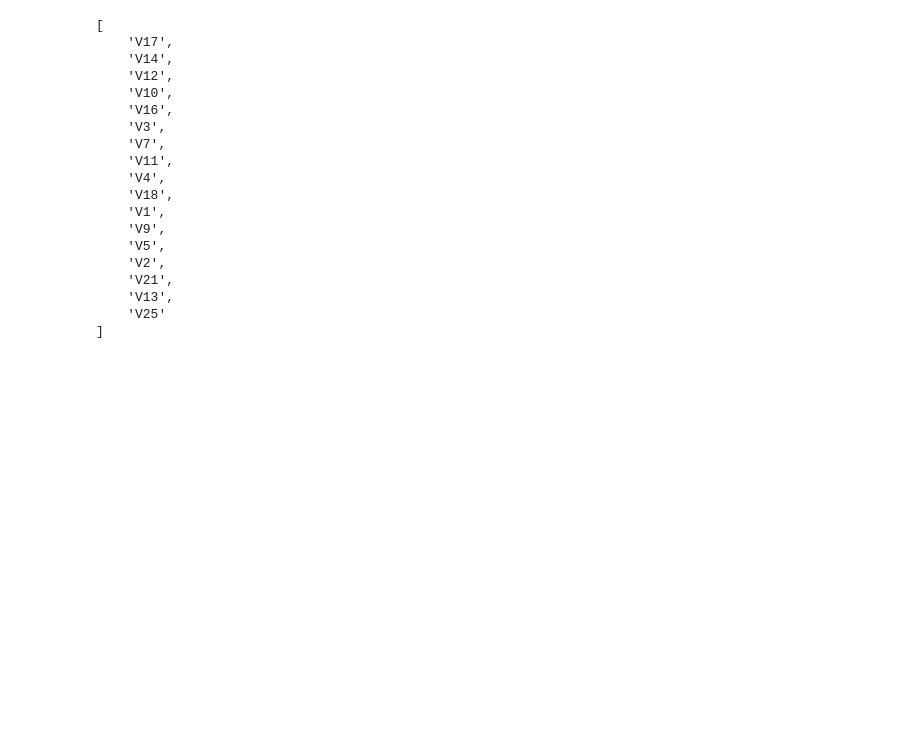
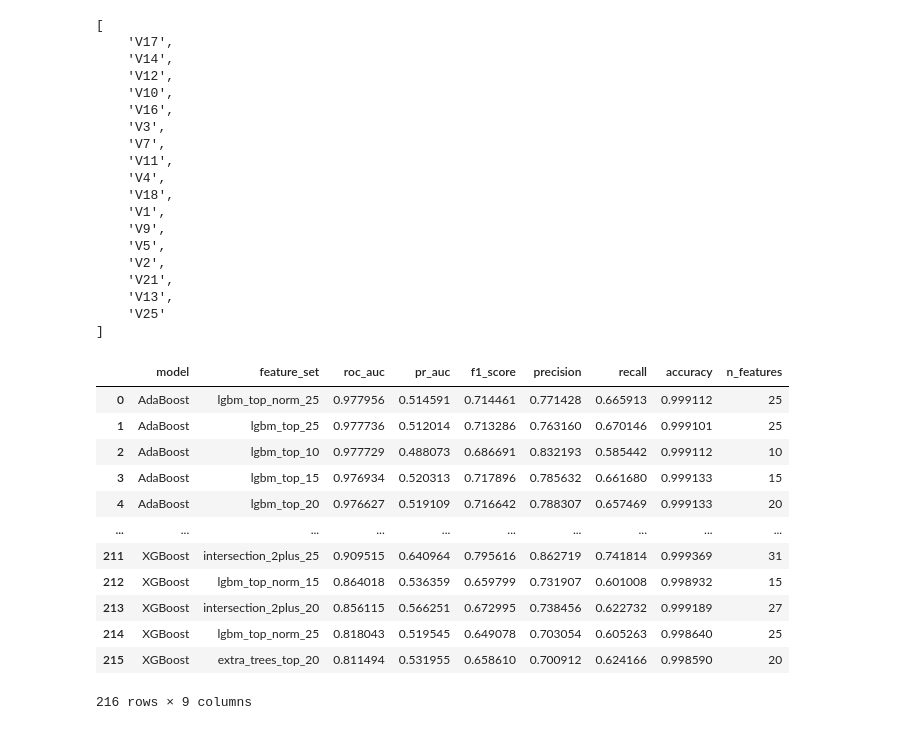
Before and after one commit to tinazezlin/credit-card-fraud-detection, a Jupyter notebook: ccf-detection/notebooks/Exploratory_data_analysis.ipynb, the cells around one changed output. Saved outputs shown, nothing was run; the diff lists cells and outputs as text; code cells hidden in the pictures; blank space fills up the shorter version.

```diff
--- a/ccf-detection/notebooks/Exploratory_data_analysis.ipynb
+++ b/ccf-detection/notebooks/Exploratory_data_analysis.ipynb
@@ -368,3 +368,22 @@ feature_vectors['intersection_2plus']
     'V13',
     'V25'
 ]
+# %%
+import pandas as pd
+df_feature_sets = pd.read_csv('../data/08_reporting/model_evaluation_results_across_features.csv')
+# %%
+df_feature_sets
+# %% [output]
+|  | model | feature_set | roc_auc | pr_auc | f1_score | precision | recall | accuracy | n_features |
+| 0 | AdaBoost | lgbm_top_norm_25 | 0.977956 | 0.514591 | 0.714461 | 0.771428 | 0.665913 | 0.999112 | 25 |
+| 1 | AdaBoost | lgbm_top_25 | 0.977736 | 0.512014 | 0.713286 | 0.763160 | 0.670146 | 0.999101 | 25 |
+| 2 | AdaBoost | lgbm_top_10 | 0.977729 | 0.488073 | 0.686691 | 0.832193 | 0.585442 | 0.999112 | 10 |
+| 3 | AdaBoost | lgbm_top_15 | 0.976934 | 0.520313 | 0.717896 | 0.785632 | 0.661680 | 0.999133 | 15 |
+| 4 | AdaBoost | lgbm_top_20 | 0.976627 | 0.519109 | 0.716642 | 0.788307 | 0.657469 | 0.999133 | 20 |
+| ... | ... | ... | ... | ... | ... | ... | ... | ... | ... |
+| 211 | XGBoost | intersection_2plus_25 | 0.909515 | 0.640964 | 0.795616 | 0.862719 | 0.741814 | 0.999369 | 31 |
+| 212 | XGBoost | lgbm_top_norm_15 | 0.864018 | 0.536359 | 0.659799 | 0.731907 | 0.601008 | 0.998932 | 15 |
+| 213 | XGBoost | intersection_2plus_20 | 0.856115 | 0.566251 | 0.672995 | 0.738456 | 0.622732 | 0.999189 | 27 |
+| 214 | XGBoost | lgbm_top_norm_25 | 0.818043 | 0.519545 | 0.649078 | 0.703054 | 0.605263 | 0.998640 | 25 |
+| 215 | XGBoost | extra_trees_top_20 | 0.811494 | 0.531955 | 0.658610 | 0.700912 | 0.624166 | 0.998590 | 20 |
+216 rows × 9 columns
```
Also changed, not shown: parts of 13 cells of this notebook.
